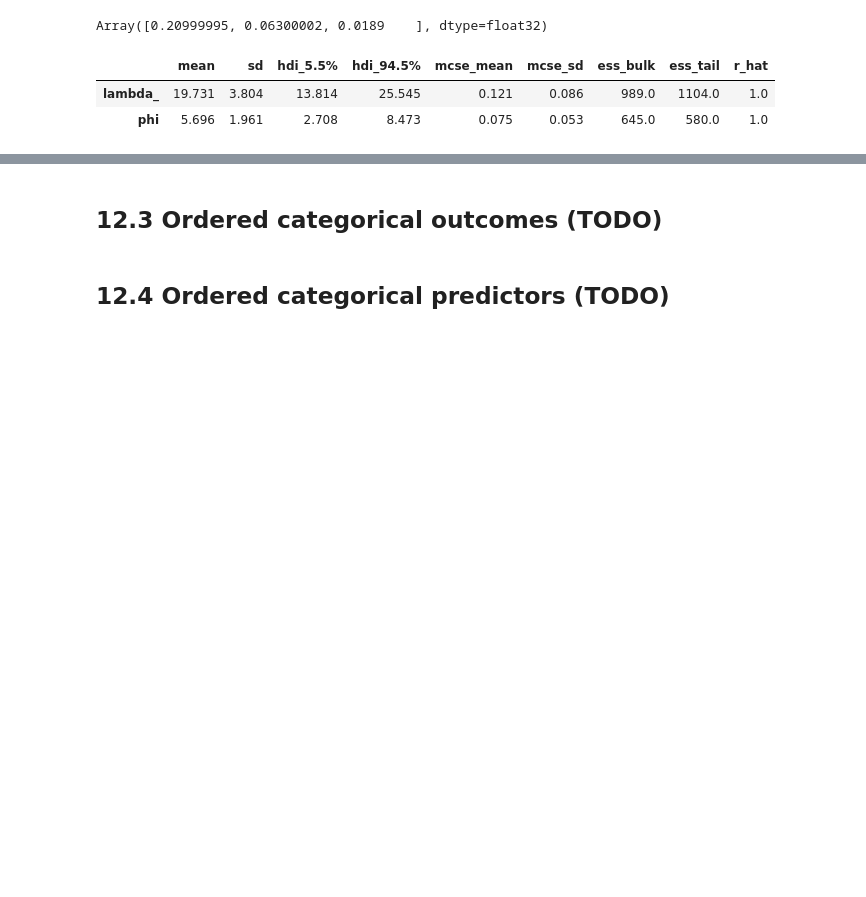
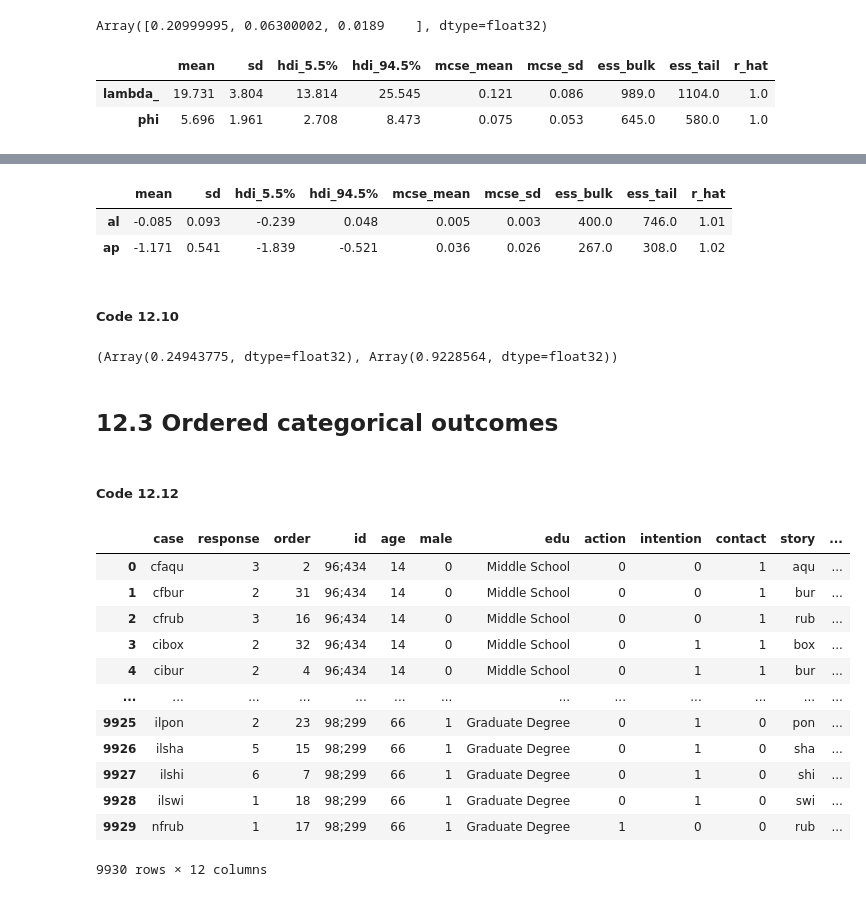
Before and after one commit to qpsy/rethinking-tfp2, a Jupyter notebook: 12_monsters_and_mixtures-2.ipynb, the cells around one changed output, grey strips where cells are left out. Cells and saved outputs as stored; diff of their text form; code cells hidden in the pictures; blank space fills up the shorter version.

```diff
--- a/12_monsters_and_mixtures-2.ipynb
+++ b/12_monsters_and_mixtures-2.ipynb
@@ -345,4 +419,37 @@ az.summary(idata_2, hdi_prob=0.89)
+# %%
+az.summary(idata_3, hdi_prob=0.89)
+# %% [output]
+|  | mean | sd | hdi_5.5% | hdi_94.5% | mcse_mean | mcse_sd | ess_bulk | ess_tail | r_hat |
+| al | -0.085 | 0.093 | -0.239 | 0.048 | 0.005 | 0.003 | 400.0 | 746.0 | 1.01 |
+| ap | -1.171 | 0.541 | -1.839 | -0.521 | 0.036 | 0.026 | 267.0 | 308.0 | 1.02 |
+# %% [markdown]
+##### Code 12.10
+# %%
+(
+  jnp.mean(jax.nn.sigmoid(post_3_dict['ap'])), # probability drink
+  jnp.mean(jnp.exp(post_3_dict['al'])) # rate finish manuscripts, when not drinking
+)
+# %% [output]
+(Array(0.24943775, dtype=float32), Array(0.9228564, dtype=float32))
 # %% [markdown]
-## 12.3 Ordered categorical outcomes (TODO)
+## 12.3 Ordered categorical outcomes
-# %% [markdown]
-## 12.4 Ordered categorical predictors (TODO)
+# %% [markdown]
+##### Code 12.12
+# %%
+d = pd.read_csv("./data/Trolley.csv", sep=";")
+d['response'] = d['response'] - 1
+d
+# %% [output]
+|  | case | response | order | id | age | male | edu | action | intention | contact | story | ... |
+| 0 | cfaqu | 3 | 2 | 96;434 | 14 | 0 | Middle School | 0 | 0 | 1 | aqu | ... |
+| 1 | cfbur | 2 | 31 | 96;434 | 14 | 0 | Middle School | 0 | 0 | 1 | bur | ... |
+| 2 | cfrub | 3 | 16 | 96;434 | 14 | 0 | Middle School | 0 | 0 | 1 | rub | ... |
+| 3 | cibox | 2 | 32 | 96;434 | 14 | 0 | Middle School | 0 | 1 | 1 | box | ... |
+| 4 | cibur | 2 | 4 | 96;434 | 14 | 0 | Middle School | 0 | 1 | 1 | bur | ... |
+| ... | ... | ... | ... | ... | ... | ... | ... | ... | ... | ... | ... | ... |
+| 9925 | ilpon | 2 | 23 | 98;299 | 66 | 1 | Graduate Degree | 0 | 1 | 0 | pon | ... |
+| 9926 | ilsha | 5 | 15 | 98;299 | 66 | 1 | Graduate Degree | 0 | 1 | 0 | sha | ... |
+| 9927 | ilshi | 6 | 7 | 98;299 | 66 | 1 | Graduate Degree | 0 | 1 | 0 | shi | ... |
+| 9928 | ilswi | 1 | 18 | 98;299 | 66 | 1 | Graduate Degree | 0 | 1 | 0 | swi | ... |
+| 9929 | nfrub | 1 | 17 | 98;299 | 66 | 1 | Graduate Degree | 1 | 0 | 0 | rub | ... |
+9930 rows × 12 columns
```
Also changed, not shown: parts of 36 cells of this notebook.
